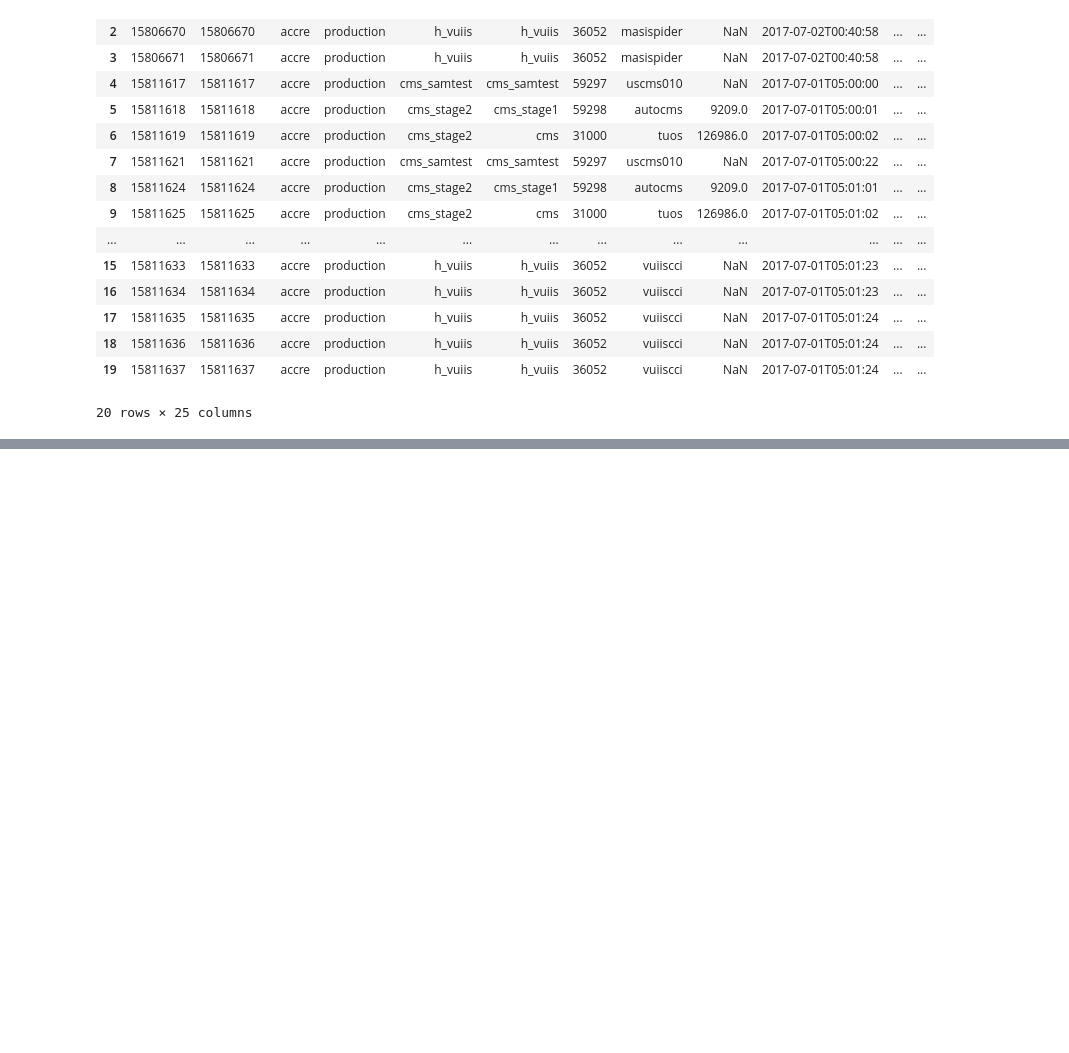
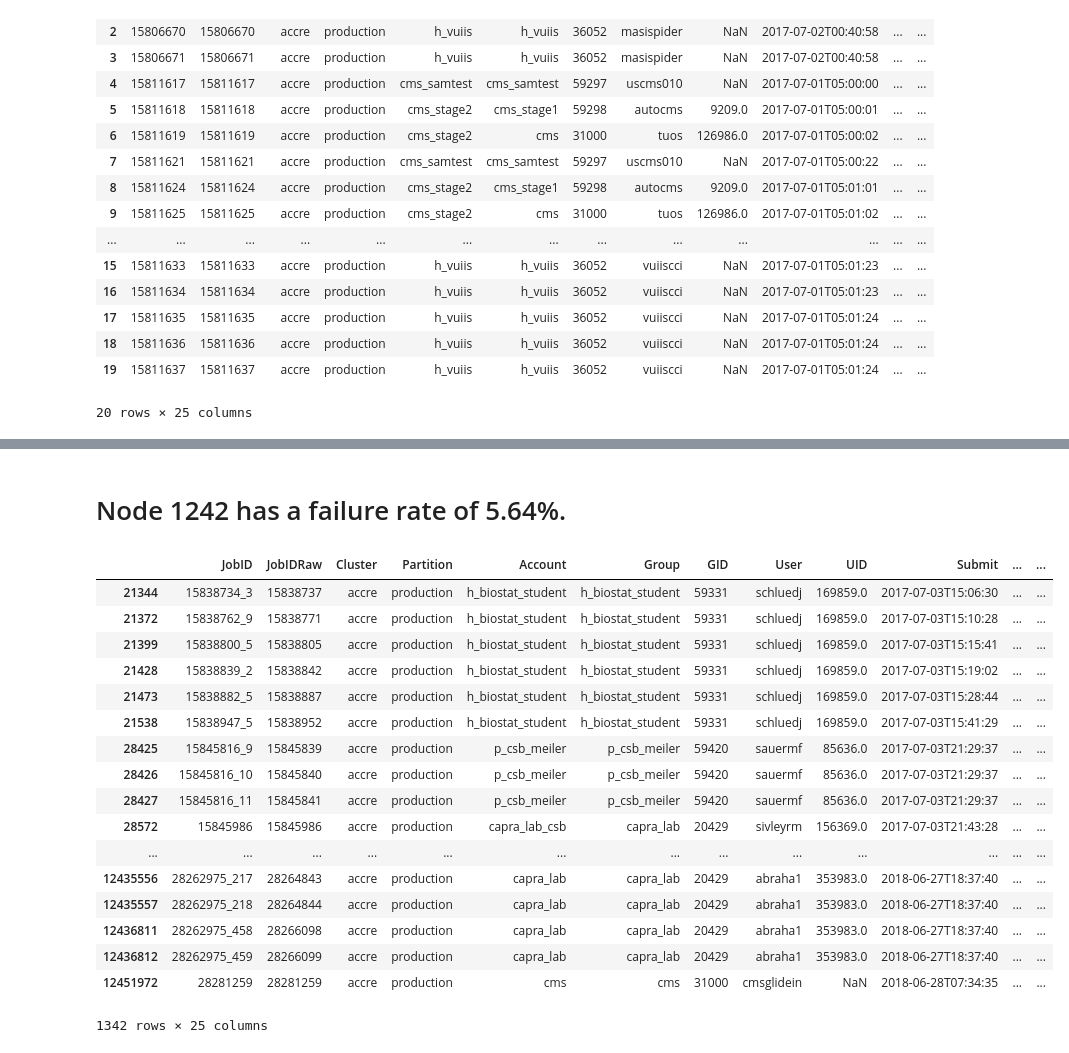
Before and after one commit to Cjcarlevato/data-question-2-dream-crushers, a Jupyter notebook: ACCREdata.ipynb, the cells around one changed output, grey strips where cells are left out. Cells and saved outputs as stored; diff of their text form; code cells hidden in the pictures; blank space fills up the shorter version.

```diff
--- a/ACCREdata.ipynb
+++ b/ACCREdata.ipynb
@@ -28,0 +216,23 @@ accre_data.head(n=20)
+# %% [markdown]
+# Node 1242 has a failure rate of 5.64%.
+# %%
+accre_data[(accre_data['State'] == "FAILED") & (accre_data["NodeList"] == "vmp1257")]
+# %% [output]
+|  | JobID | JobIDRaw | Cluster | Partition | Account | Group | GID | User | UID | Submit | ... | ... |
+| 21344 | 15838734_3 | 15838737 | accre | production | h_biostat_student | h_biostat_student | 59331 | schluedj | 169859.0 | 2017-07-03T15:06:30 | ... | ... |
+| 21372 | 15838762_9 | 15838771 | accre | production | h_biostat_student | h_biostat_student | 59331 | schluedj | 169859.0 | 2017-07-03T15:10:28 | ... | ... |
+| 21399 | 15838800_5 | 15838805 | accre | production | h_biostat_student | h_biostat_student | 59331 | schluedj | 169859.0 | 2017-07-03T15:15:41 | ... | ... |
+| 21428 | 15838839_2 | 15838842 | accre | production | h_biostat_student | h_biostat_student | 59331 | schluedj | 169859.0 | 2017-07-03T15:19:02 | ... | ... |
+| 21473 | 15838882_5 | 15838887 | accre | production | h_biostat_student | h_biostat_student | 59331 | schluedj | 169859.0 | 2017-07-03T15:28:44 | ... | ... |
+| 21538 | 15838947_5 | 15838952 | accre | production | h_biostat_student | h_biostat_student | 59331 | schluedj | 169859.0 | 2017-07-03T15:41:29 | ... | ... |
+| 28425 | 15845816_9 | 15845839 | accre | production | p_csb_meiler | p_csb_meiler | 59420 | sauermf | 85636.0 | 2017-07-03T21:29:37 | ... | ... |
+| 28426 | 15845816_10 | 15845840 | accre | production | p_csb_meiler | p_csb_meiler | 59420 | sauermf | 85636.0 | 2017-07-03T21:29:37 | ... | ... |
+| 28427 | 15845816_11 | 15845841 | accre | production | p_csb_meiler | p_csb_meiler | 59420 | sauermf | 85636.0 | 2017-07-03T21:29:37 | ... | ... |
+| 28572 | 15845986 | 15845986 | accre | production | capra_lab_csb | capra_lab | 20429 | sivleyrm | 156369.0 | 2017-07-03T21:43:28 | ... | ... |
+| ... | ... | ... | ... | ... | ... | ... | ... | ... | ... | ... | ... | ... |
+| 12435556 | 28262975_217 | 28264843 | accre | production | capra_lab | capra_lab | 20429 | abraha1 | 353983.0 | 2018-06-27T18:37:40 | ... | ... |
+| 12435557 | 28262975_218 | 28264844 | accre | production | capra_lab | capra_lab | 20429 | abraha1 | 353983.0 | 2018-06-27T18:37:40 | ... | ... |
+| 12436811 | 28262975_458 | 28266098 | accre | production | capra_lab | capra_lab | 20429 | abraha1 | 353983.0 | 2018-06-27T18:37:40 | ... | ... |
+| 12436812 | 28262975_459 | 28266099 | accre | production | capra_lab | capra_lab | 20429 | abraha1 | 353983.0 | 2018-06-27T18:37:40 | ... | ... |
+| 12451972 | 28281259 | 28281259 | accre | production | cms | cms | 31000 | cmsglidein | NaN | 2018-06-28T07:34:35 | ... | ... |
+1342 rows × 25 columns
```
Also changed, not shown: parts of 24 cells of this notebook.
